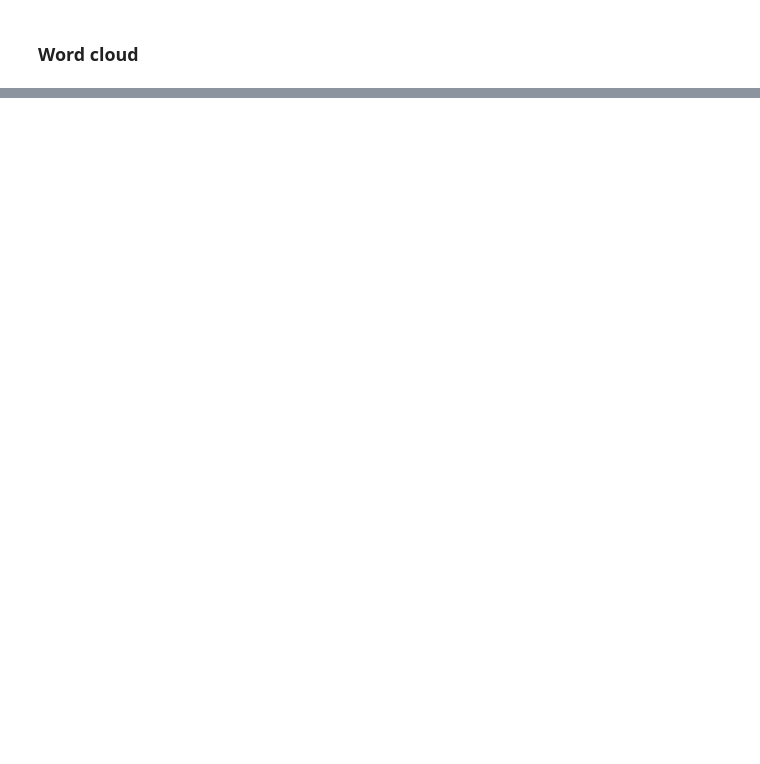
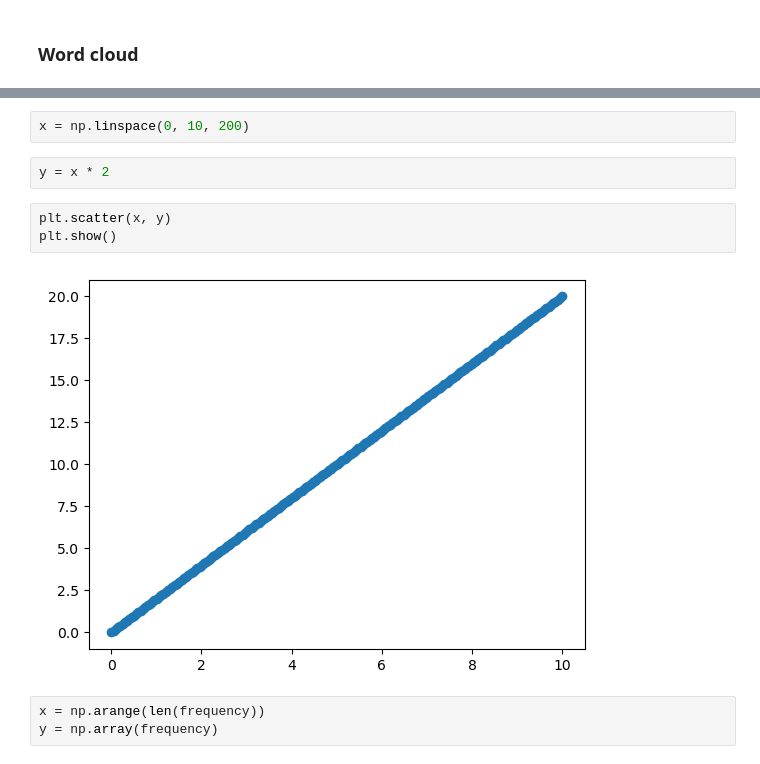
Before and after one commit to Asabeneh/data-analysis-with-python-autumn-2024, a Jupyter notebook: WEEK-7/fetch_data.ipynb, the cells around one changed output, grey strips where cells are left out. Drawn from its saved outputs; the diff is of its cells as text; blank space fills up the shorter version.

```diff
--- a/WEEK-7/fetch_data.ipynb
+++ b/WEEK-7/fetch_data.ipynb
@@ -70,0 +205,12 @@ print(STOPWORDS)
+# %%
+x = np.linspace(0, 10, 200)
+# %%
+y = x * 2
+# %%
+plt.scatter(x, y)
+plt.show()
+# %% [output]
+[figure, added]
+# %%
+x = np.arange(len(frequency))
+y = np.array(frequency)
```
Also changed, not shown: parts of 30 cells of this notebook, 2 other files.
